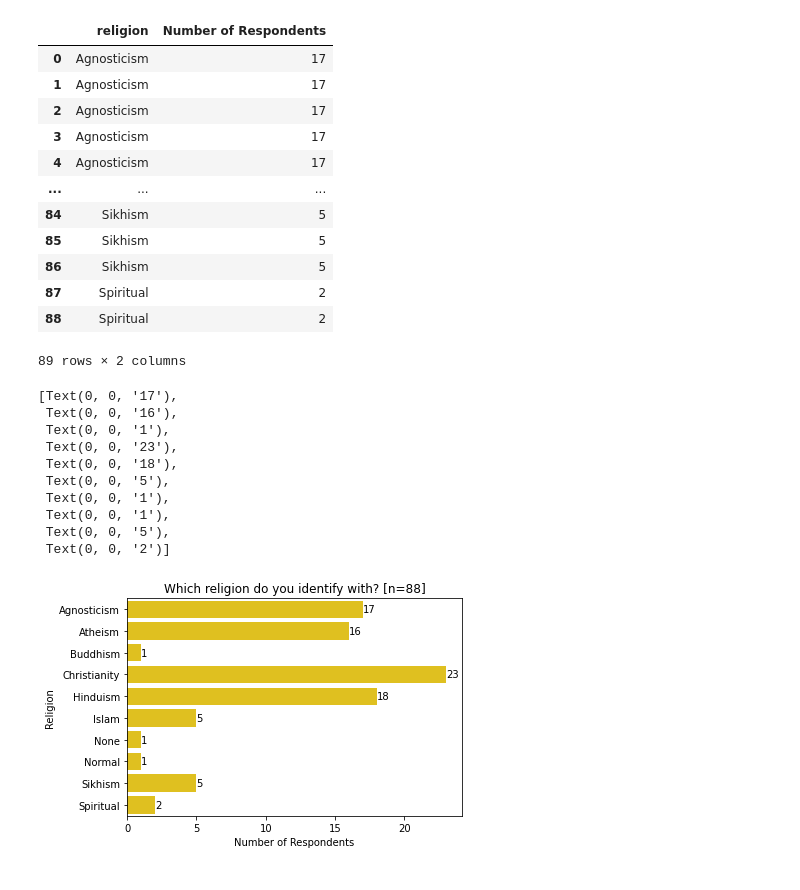
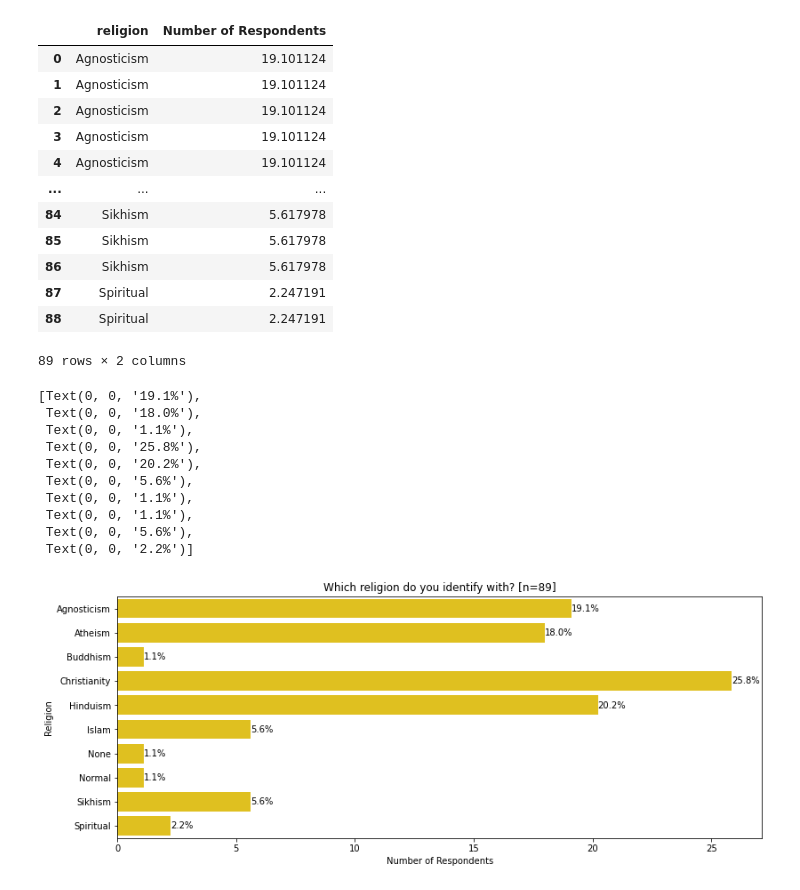
Before and after one commit to SYDE-26/1A-Class-Profile-Data-Analysis, a Jupyter notebook: Demographics/religion.ipynb, the cells around one changed output. Drawn from its saved outputs; the diff is of its cells as text; code cells hidden in the pictures.

```diff
--- a/Demographics/religion.ipynb
+++ b/Demographics/religion.ipynb
@@ -37,39 +37,40 @@ relevant_data = data[column].dropna().rename(columns={'Which religion do you ide
 # Generate distribution
 
 relevant_data['Number of Respondents'] = relevant_data.groupby(['religion'])['religion'].transform('count')
+relevant_data['Number of Respondents']= relevant_data['Number of Respondents']/89*100
 relevant_data
 # %% [output]
 |  | religion | Number of Respondents |
-| 0 | Agnosticism | 17 |
-| 1 | Agnosticism | 17 |
-| 2 | Agnosticism | 17 |
-| 3 | Agnosticism | 17 |
-| 4 | Agnosticism | 17 |
+| 0 | Agnosticism | 19.101124 |
+| 1 | Agnosticism | 19.101124 |
+| 2 | Agnosticism | 19.101124 |
+| 3 | Agnosticism | 19.101124 |
+| 4 | Agnosticism | 19.101124 |
 | ... | ... | ... |
-| 84 | Sikhism | 5 |
-| 85 | Sikhism | 5 |
-| 86 | Sikhism | 5 |
-| 87 | Spiritual | 2 |
-| 88 | Spiritual | 2 |
+| 84 | Sikhism | 5.617978 |
+| 85 | Sikhism | 5.617978 |
+| 86 | Sikhism | 5.617978 |
+| 87 | Spiritual | 2.247191 |
+| 88 | Spiritual | 2.247191 |
 89 rows × 2 columns
 # %%
 # Plot graph with appropriate title, color palette, and data
 
-plt.figure()
-plt.title("Which religion do you identify with? [n=88]")
+plt.figure(figsize=(13, 5))
+plt.title("Which religion do you identify with? [n=89]")
 ax = sns.barplot(y=relevant_data["religion"], x=relevant_data["Number of Respondents"], data=relevant_data, color='#FFD600')
 plt.xlabel("Number of Respondents")
 plt.ylabel("Religion")
-plt.bar_label(ax.containers[0])
+plt.bar_label(ax.containers[0], fmt='%.1f%%')
 # %% [output]
-[Text(0, 0, '17'),
- Text(0, 0, '16'),
- Text(0, 0, '1'),
- Text(0, 0, '23'),
- Text(0, 0, '18'),
- Text(0, 0, '5'),
- Text(0, 0, '1'),
- Text(0, 0, '1'),
- Text(0, 0, '5'),
- Text(0, 0, '2')]
+[Text(0, 0, '19.1%'),
+ Text(0, 0, '18.0%'),
+ Text(0, 0, '1.1%'),
+ Text(0, 0, '25.8%'),
+ Text(0, 0, '20.2%'),
+ Text(0, 0, '5.6%'),
+ Text(0, 0, '1.1%'),
+ Text(0, 0, '1.1%'),
+ Text(0, 0, '5.6%'),
+ Text(0, 0, '2.2%')]
-[figure, old version]
+[figure, new version]
```
Also changed, not shown: parts of 1 cell of this notebook, 4 other files.
